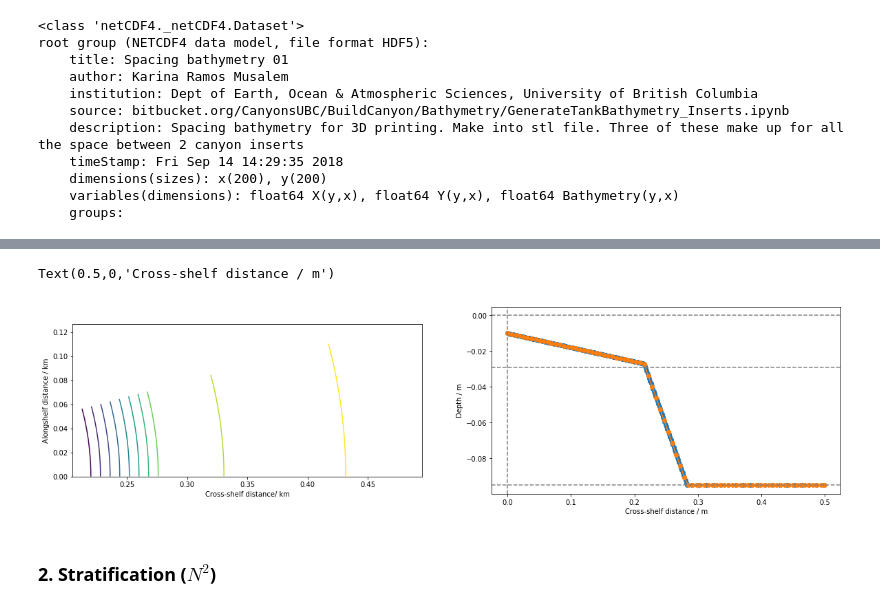
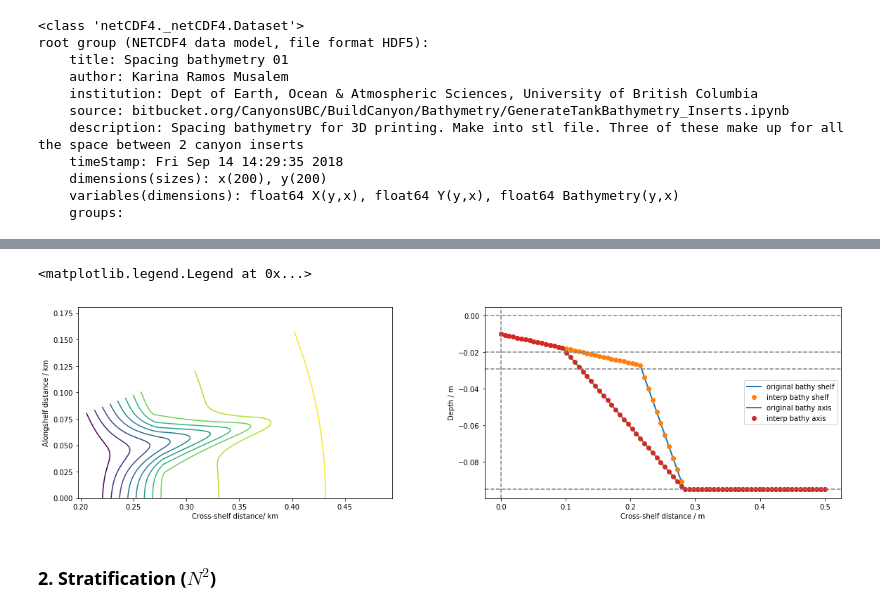
Before and after one commit to UBC-MOAD/MultipleCanyons, a Jupyter notebook: CTWs/notebooks/prepareInput.ipynb, the cells around one changed output, grey strips where cells are left out. Drawn from its saved outputs; the diff is of its cells as text; code cells hidden in the pictures.

```diff
--- a/CTWs/notebooks/prepareInput.ipynb
+++ b/CTWs/notebooks/prepareInput.ipynb
@@ -65,6 +60,12 @@ bathy = Dataset(bat_file)
 depth = bathy['Bathymetry'][:]
 X = bathy['X'][:]
 Y = bathy['Y'][:]
+
+ins_file = 'BathyInsert03.nc'
+bathy_ins = Dataset(ins_file)
+depth_ins = bathy_ins['Bathymetry'][:]
+X_ins = bathy_ins['X'][:]
+Y_ins = bathy_ins['Y'][:]
 # %%
 bathy
 # %% [output]
@@ -80,9 +81,17 @@ root group (NETCDF4 data model, file format HDF5):
     variables(dimensions): float64 X(y,x), float64 Y(y,x), float64 Bathymetry(y,x)
     groups:
 # %%
-x_ins = np.abs(np.flipud(X[0,:]-X[0,-1]))
-x_ext = np.append(np.abs(np.flipud(X[0,:]-X[0,-1])), [np.linspace(x_ins[-1]+0.007,x_ins[-1]+0.215,19)])
-depth_ins = np.append(np.flipud(depth[0,:]-0.095), -0.095*np.ones(19)) # 0.095 total depth. Depth at wall is too deep at 1cm
+x_shelf = np.abs(np.flipud(X[0,:]-X[0,-1]))
+x_ext = np.append(np.abs(np.flipud(X[0,:]-X[0,-1])), [np.linspace(x_shelf[-1]+0.007,x_shelf[-1]+0.215,19)])
+depth_shelf = np.append(np.flipud(depth[0,:]-0.095), -0.095*np.ones(19)) # 0.095 total depth. Depth at wall is too deep at 1cm
 
-plt.plot(x_ext, depth_ins,'o-')
+plt.plot(x_ext, depth_shelf,'o-')
+
+x_axis = np.abs(np.flipud(X_ins[0,:]-X_ins[0,-1]))
+x_ext_axis = np.append(np.abs(np.flipud(X_ins[0,:]-X_ins[0,-1])), [np.linspace(x_axis[-1]+0.007,x_axis[-1]+0.215,19)])
+depth_axis = np.append(np.flipud(depth_ins[100,:]-0.095), -0.095*np.ones(19)) # 0.095 total depth. Depth at wall is too deep at 1cm
+
+plt.plot(x_ext_axis, depth_axis,'o-')
+plt.ylabel('depth / m')
+plt.xlabel('Cross-shelf distance / m')
 # %% [output]
@@ -91,30 +100,37 @@ plt.plot(x_ext, depth_ins,'o-')
 # %%
 # Cross-shelf points for input (depth, distance pairs)
-
 cs_points = 80
 x_interp = np.linspace(0,0.50, cs_points)
 
-f_int = interpolate.interp1d(x_ext, depth_ins, fill_value='extrapolate')
-cs_interp = np.round(f_int(x_interp),5)
+f_int_shelf = interpolate.interp1d(x_ext, depth_shelf, fill_value='extrapolate')
+cs_interp_shelf = np.round(f_int_shelf(x_interp),5)
+
+f_int_axis = interpolate.interp1d(x_ext_axis, depth_axis, fill_value='extrapolate')
+cs_interp_axis = np.round(f_int_axis(x_interp),5)
 # %%
 fig, ax = plt.subplots(1,2,figsize=(20,5))
 
-ax[0].contour(X,Y,depth, 10)
+ax[0].contour(X_ins,Y_ins,depth_ins, 10)
 ax[0].set_ylabel('Alongshelf distance / km')
 ax[0].set_xlabel('Cross-shelf distance/ km')
 ax[0].set_aspect(1)
 
-ax[1].plot(x_ext,depth_ins, 'o-')
-ax[1].plot(x_interp, cs_interp, 'o-') # revert because 0 distance has to be at the coast
+ax[1].plot(x_ext, depth_shelf, '-', linewidth=2, label='original bathy shelf')
+ax[1].plot(x_interp, cs_interp_shelf, 'o', label='interp bathy shelf') # revert because 0 distance has to be at the coast
+ax[1].plot(x_ext_axis,depth_axis, '-', linewidth=2, label='original bathy axis')
+ax[1].plot(x_interp, cs_interp_axis, 'o', label='interp bathy axis') # revert because 0 distance has to be at the coast
+
 ax[1].axhline(0,color='0.5', linestyle='--')
 ax[1].axvline(0,color='0.5', linestyle='--')
 ax[1].axhline(-0.095,color='0.5', linestyle='--')
 ax[1].axhline(-0.029,color='0.5', linestyle='--')
+ax[1].axhline(-0.020,color='0.5', linestyle='--')
 
 ax[1].set_ylabel('Depth / m')
 ax[1].set_xlabel('Cross-shelf distance / m')
+ax[1].legend()
 # %% [output]
-Text(0.5,0,'Cross-shelf distance / m')
+<matplotlib.legend.Legend at 0x...>
-[figure, old version]
+[figure, new version]
 # %% [markdown]
 ### 2. Stratification ($N^2$)
```
Also changed, not shown: parts of 19 cells of this notebook, 4 other files.
